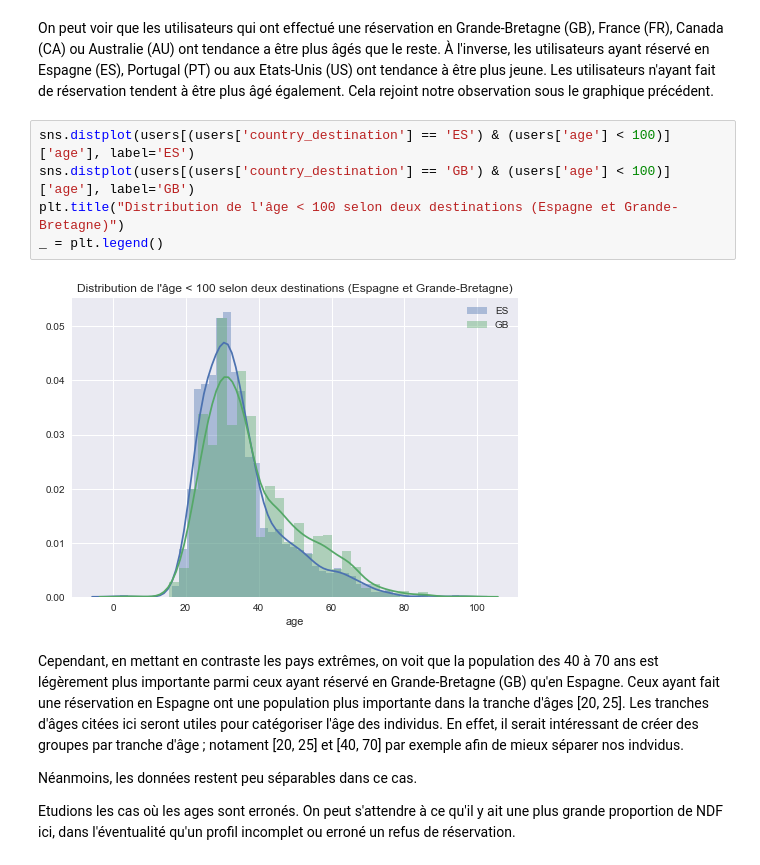
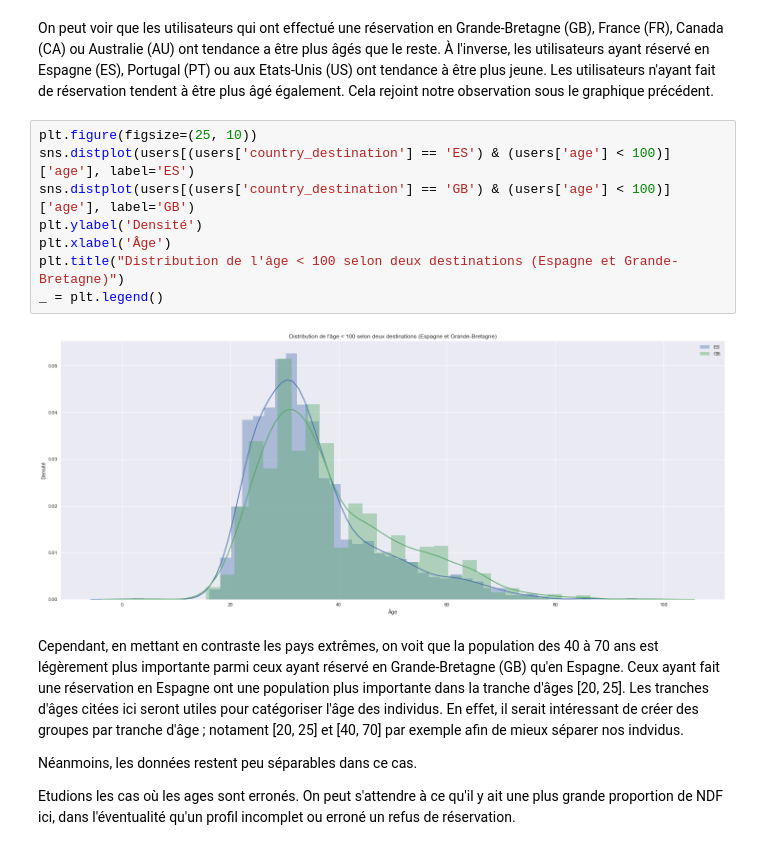
Before and after one commit to vesran/BookerGuess, a Jupyter notebook: _2_analyse_des_utilisateurs.ipynb, the cells around one changed output. Drawn from its saved outputs; the diff is of its cells as text.

```diff
--- a/_2_analyse_des_utilisateurs.ipynb
+++ b/_2_analyse_des_utilisateurs.ipynb
@@ -129,12 +135,15 @@ users = users.drop('age_category', axis=1)
 # %% [markdown]
 On peut voir que les utilisateurs qui ont effectué une réservation en Grande-Bretagne (GB), France (FR), Canada (CA) ou Australie (AU) ont tendance a être plus âgés que le reste. À l'inverse, les utilisateurs ayant réservé en Espagne (ES), Portugal (PT) ou aux Etats-Unis (US) ont tendance à être plus jeune. Les utilisateurs n'ayant fait de réservation tendent à être plus âgé également. Cela rejoint notre observation sous le graphique précédent.
 # %%
+plt.figure(figsize=(25, 10))
 sns.distplot(users[(users['country_destination'] == 'ES') & (users['age'] < 100)]['age'], label='ES')
 sns.distplot(users[(users['country_destination'] == 'GB') & (users['age'] < 100)]['age'], label='GB')
+plt.ylabel('Densité')
+plt.xlabel('Âge')
 plt.title("Distribution de l'âge < 100 selon deux destinations (Espagne et Grande-Bretagne)")
 _ = plt.legend()
 # %% [output]
-[figure, old version]
+[figure, new version]
 # %% [markdown]
 Cependant, en mettant en contraste les pays extrêmes, on voit que la population des 40 à 70 ans est légèrement plus importante parmi ceux ayant réservé en Grande-Bretagne (GB) qu'en Espagne. Ceux ayant fait une réservation en Espagne ont une population plus importante dans la tranche d'âges [20, 25]. Les tranches d'âges citées ici seront utiles pour catégoriser l'âge des individus. En effet, il serait intéressant de créer des groupes par tranche d'âge ; notament [20, 25] et [40, 70] par exemple afin de mieux séparer nos indvidus.
 
```
Also changed, not shown: parts of 52 cells of this notebook, 1 other file.
